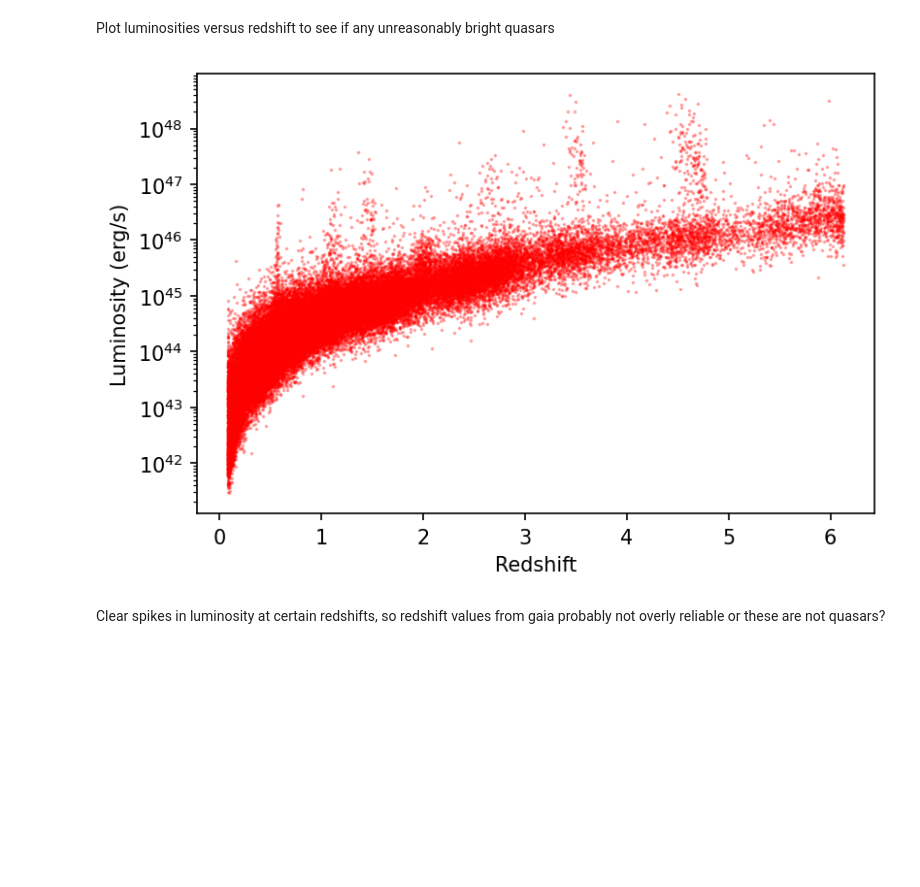
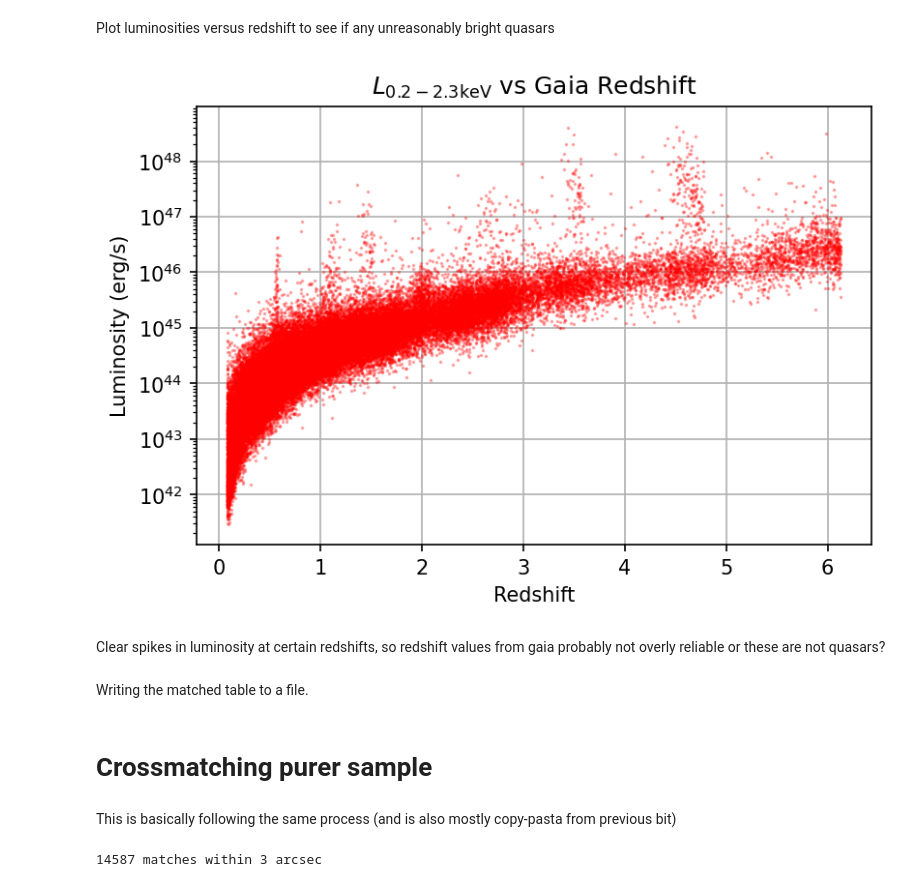
Before and after one commit to TobyWallage/Finding_Quasars_In_eRASS, a Jupyter notebook: Notebooks/eRASS_GAIA_quasars.ipynb, the cells around one changed output. Saved outputs shown, nothing was run; the diff lists cells and outputs as text; code cells hidden in the pictures; blank space fills up the shorter version.

Commit message:
Repeated for Purer Sample

```diff
--- a/Notebooks/eRASS_GAIA_quasars.ipynb
+++ b/Notebooks/eRASS_GAIA_quasars.ipynb
@@ -190,12 +197,17 @@ quasar_luminosities = quasar_luminosities.to("erg/s")
 Plot luminosities versus redshift to see if any unreasonably bright quasars
 # %%
 plt.figure(dpi=150)
-plt.scatter(matched_quasars['GAIA_redshift'], quasar_luminosities, s=0.5, alpha=0.3, c='r')
+plt.scatter(matched_quasars['GAIA_redshift'], quasar_luminosities, s=0.5, alpha=0.3, c='r', zorder=10)
+plt.grid(zorder= -10)
 plt.yscale('log')
 plt.ylabel("Luminosity (erg/s)")
 plt.xlabel("Redshift")
+plt.title(r'$L_{0.2-2.3\rm{keV}}$ vs Gaia Redshift')
+plt.savefig("../Products/x-ray_luminosities_vs_gaia_z.png")
 plt.show()
 # %% [output]
-[figure, old version]
+[figure, new version]
 # %% [markdown]
 Clear spikes in luminosity at certain redshifts, so redshift values from gaia probably not overly reliable or these are not quasars?
+# %% [markdown]
+Writing the matched table to a file.
@@ -201,0 +216,16 @@ Clear spikes in luminosity at certain redshifts, so redshift values from gaia pr
+# %% [markdown]
+# Crossmatching purer sample
+# %% [markdown]
+This is basically following the same process (and is also mostly copy-pasta from previous bit)
+# %%
+gaia_coords = SkyCoord(ra=purer_gaia_sources['ra']*u.deg, dec=purer_gaia_sources['dec']*u.deg)
+eRASS_coords = SkyCoord(ra=eRASS_sources['RA'], dec=eRASS_sources['DEC']) # eRASS data has units on it coordinates 😀
+
+ids, d2d, d3d = eRASS_coords.match_to_catalog_sky(gaia_coords)
+
+max_separation = u.Quantity(3,"arcsec")
+separation_condition = d2d < max_separation
+
+print(np.count_nonzero(separation_condition), "matches within 3 arcsec")
+# %% [output]
+14587 matches within 3 arcsec
```
Also changed, not shown: parts of 8 cells of this notebook, 6 other files.
